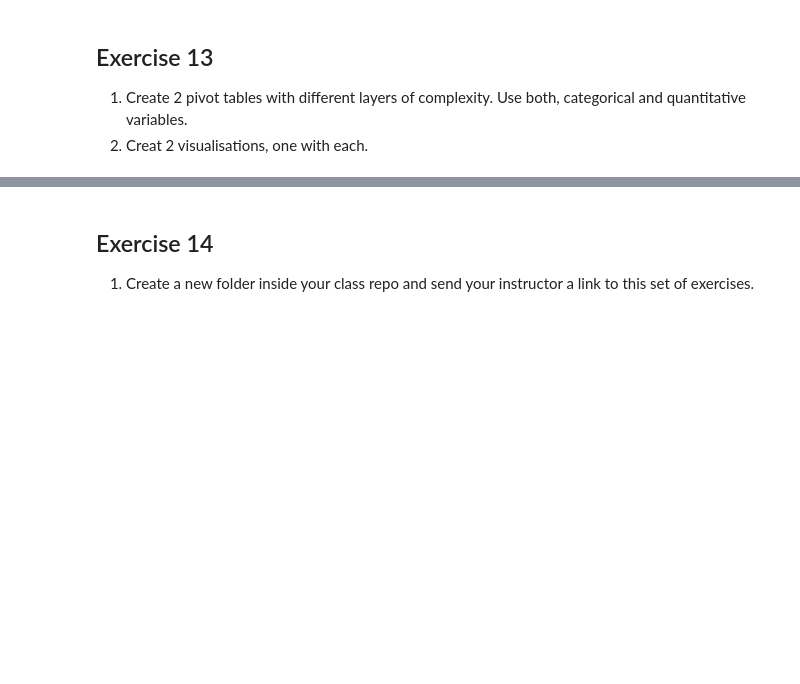
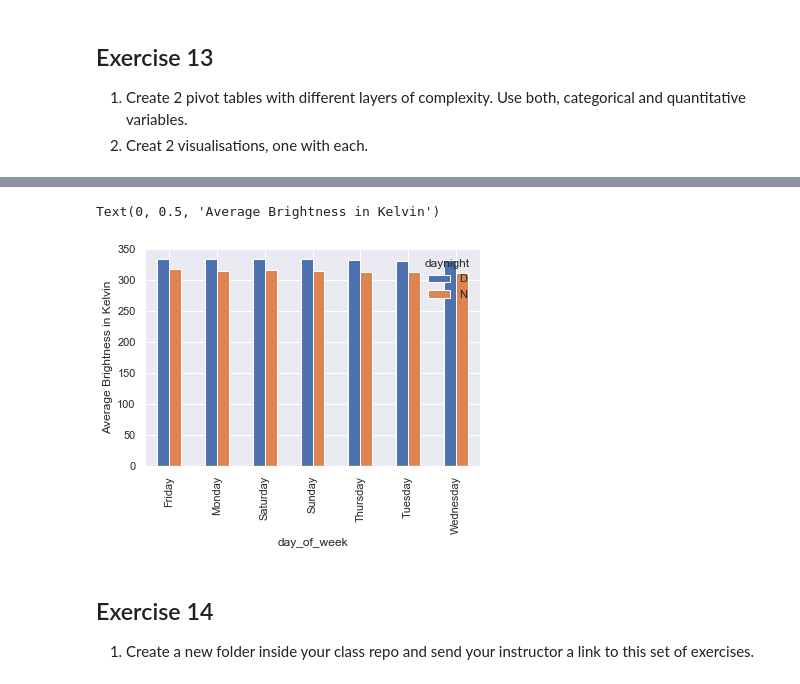
Before and after one commit to thushara-lakshmanan/python-intro, a Jupyter notebook: mini-assessment/mini_assessment_week5_TL.ipynb, the cells around one changed output, grey strips where cells are left out. Drawn from its saved outputs; the diff is of its cells as text; code cells hidden in the pictures; blank space fills up the shorter version.

```diff
--- a/mini-assessment/mini_assessment_week5_TL.ipynb
+++ b/mini-assessment/mini_assessment_week5_TL.ipynb
@@ -226,3 +413,11 @@ print(fnminandmax(df['cleaning_fee']))
+# %%
+import seaborn as sns
+sns.set()
+pd.pivot_table(df, index= ['day_of_week'], aggfunc= 'mean',columns='daynight', values= "brightness").plot(kind= 'bar')
+plt.ylabel("Average Brightness in Kelvin")
+# %% [output]
+Text(0, 0.5, 'Average Brightness in Kelvin')
+[figure, added]
 # %% [markdown]
 ## Exercise 14
 
```
Also changed, not shown: parts of 41 cells of this notebook, 14 other files.
